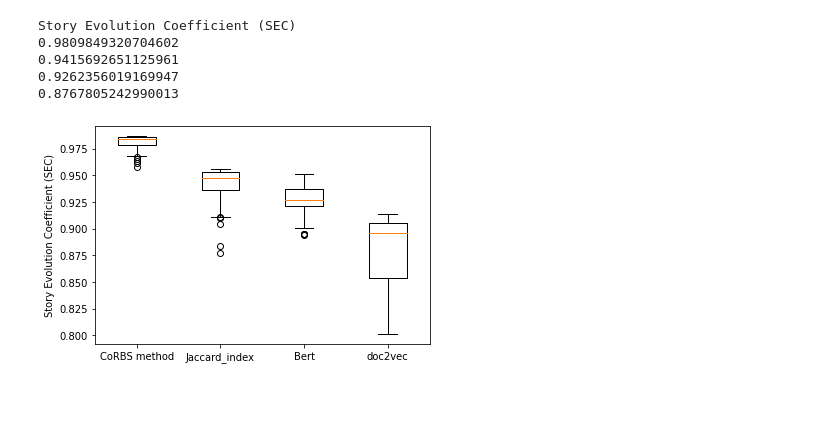
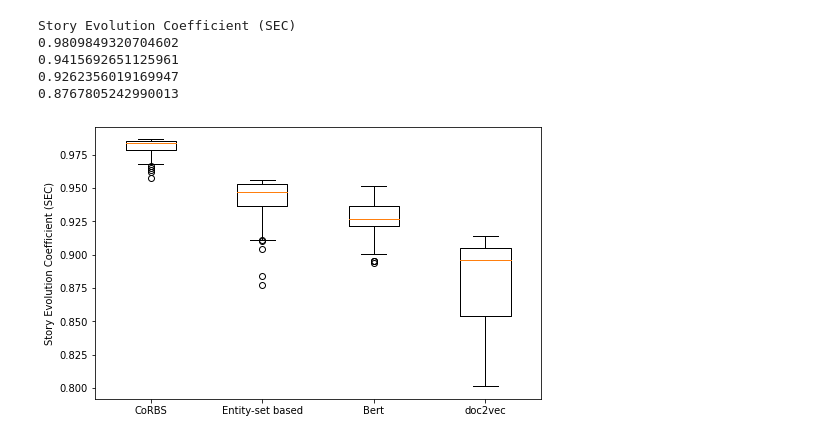
Before and after one commit to AlirezaPNouri/CoRBS, a Jupyter notebook: Experimental_result_four_metrics.ipynb, the cells around one changed output. Cells and saved outputs as stored; diff of their text form; code cells hidden in the pictures; blank space fills up the shorter version.

```diff
--- a/Experimental_result_four_metrics.ipynb
+++ b/Experimental_result_four_metrics.ipynb
@@ -408,11 +407,11 @@ NYT_bert = (story_evaluation_vec(full_story_NYT_bert_embedding[0.9], 0.9))
 # %%
 data = [NYT_proposed, NYT_ji, NYT_bert, NYT_doc2vec_n]
 
-fig = plt.figure(figsize =(6, 4))
+plt.figure(figsize=(8,5))
 
-plt.boxplot(data,showfliers=True,labels=['CoRBS method','Jaccard_index','Bert', 'doc2vec'])
+plt.boxplot(data,showfliers=True,labels=['CoRBS',"Entity-set based",'Bert', 'doc2vec'])
 plt.ylabel("Story Evolution Coefficient (SEC)")
 
 plt.show()
 # %% [output]
-[figure, old version]
+[figure, new version]
```
Also changed, not shown: parts of 5 cells of this notebook.
